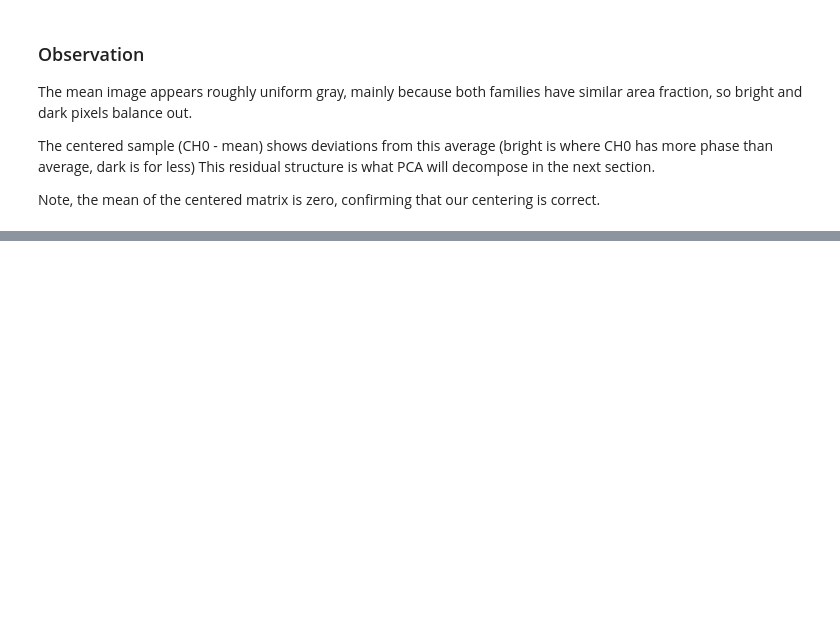
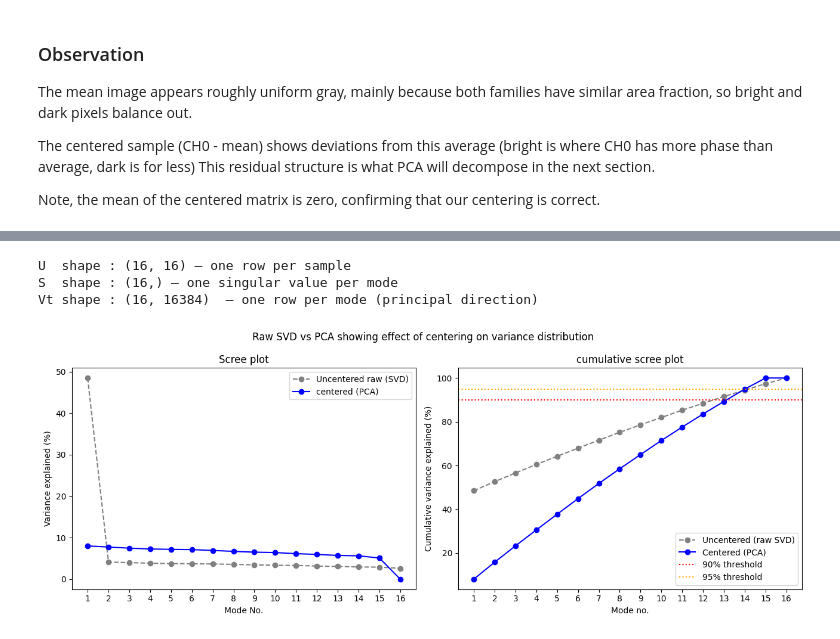
Before and after one commit to NeelPhere/the-doppelganger-problem, a Jupyter notebook: doppelgangers_problem.ipynb, the cells around one changed output, grey strips where cells are left out. Saved outputs shown, nothing was run; the diff lists cells and outputs as text; code cells hidden in the pictures; blank space fills up the shorter version.

Commit message:
Adding the step of SVD on centered structure.

```diff
--- a/Doppelgangers_.ipynb
+++ b/doppelgangers_problem.ipynb
@@ -499,0 +501,53 @@ Note, the mean of the centered matrix is zero, confirming that our centering is
+# %%
+U_raw, S_raw, Vt_raw = np.linalg.svd(X_raw, full_matrices=False)   #SVD on raw data (no centering)
+U, S, Vt = np.linalg.svd(X_centered, full_matrices=False)       #SVD on centered data (basically PCA)
+
+#Basic explaination: U - scores where each sample is along each mode; S - singular values (how much each mode contributes to variance); Vt - principal modes (characteristic patterns)
+
+print(f"U  shape : {U.shape} — one row per sample")
+print(f"S  shape : {S.shape} — one singular value per mode")
+print(f"Vt shape : {Vt.shape}  — one row per mode (principal direction)")
+# %% [output]
+U  shape : (16, 16) — one row per sample
+S  shape : (16,) — one singular value per mode
+Vt shape : (16, 16384)  — one row per mode (principal direction)
+# %%
+var_explained_raw = (S_raw ** 2) /np.sum(S_raw**2)    # Variance explained by each mode
+var_explained     = (S**2)  /np.sum(S**2)
+
+cumvar_raw = np.cumsum(var_explained_raw)
+cumvar     = np.cumsum(var_explained)
+n_modes_to_plot = 16      #16 samples
+# %%
+fig, axes = plt.subplots(1, 2, figsize=(13, 5))
+
+axes[0].plot(range(1, n_modes_to_plot + 1), var_explained_raw[:n_modes_to_plot] * 100,    #individual variance graph
+             'o--', color="gray",label="Uncentered raw (SVD)")
+axes[0].plot(range(1, n_modes_to_plot + 1), var_explained[:n_modes_to_plot] * 100,
+             'o-',  color="blue", label="centered (PCA)")
+
+axes[0].set_xlabel("Mode No.")
+axes[0].set_ylabel("Variance explained (%)")
+axes[0].set_title("Scree plot")
+axes[0].legend()
+axes[0].set_xticks(range(1, n_modes_to_plot + 1))
+
+axes[1].plot(range(1, n_modes_to_plot + 1), cumvar_raw[:n_modes_to_plot] * 100,  #cumulative variance plot
+             'o--', color="gray", label="Uncentered (raw SVD)")
+axes[1].plot(range(1, n_modes_to_plot + 1), cumvar[:n_modes_to_plot] * 100,
+             'o-',  color="blue",label="Centered (PCA)")
+
+axes[1].axhline(90, color="red", linestyle=":", label="90% threshold")
+axes[1].axhline(95, color="orange", linestyle=":", label="95% threshold")
+
+axes[1].set_xlabel("Mode no.")
+axes[1].set_ylabel("Cumulative variance explained (%)")
+axes[1].set_title("cumulative scree plot")
+axes[1].legend()
+axes[1].set_xticks(range(1, n_modes_to_plot + 1))
+
+plt.suptitle("Raw SVD vs PCA showing effect of centering on variance distribution")
+plt.tight_layout()
+plt.show()
+# %% [output]
+[figure, added]
```
Also changed, not shown: parts of 5 cells of this notebook.
